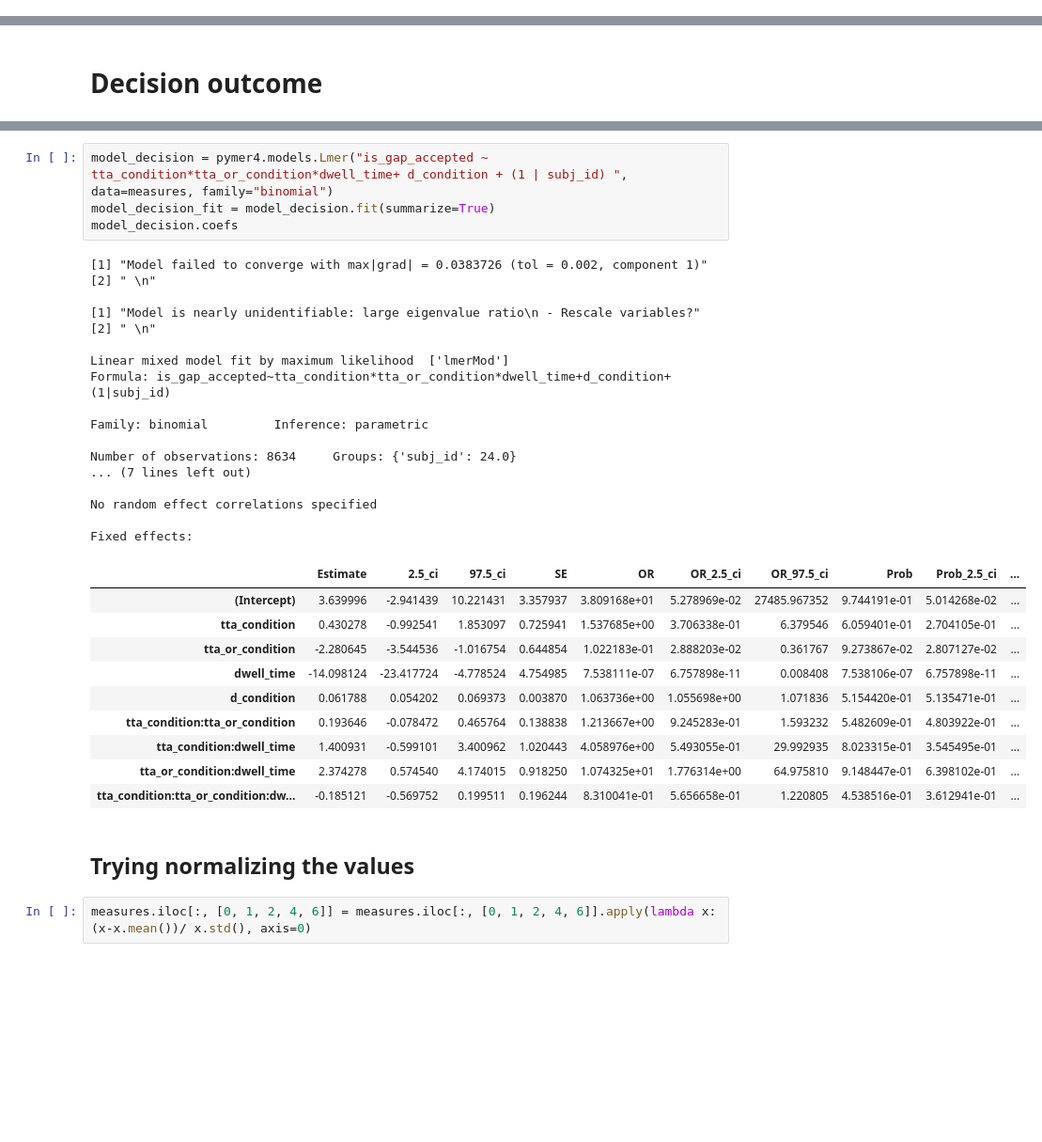
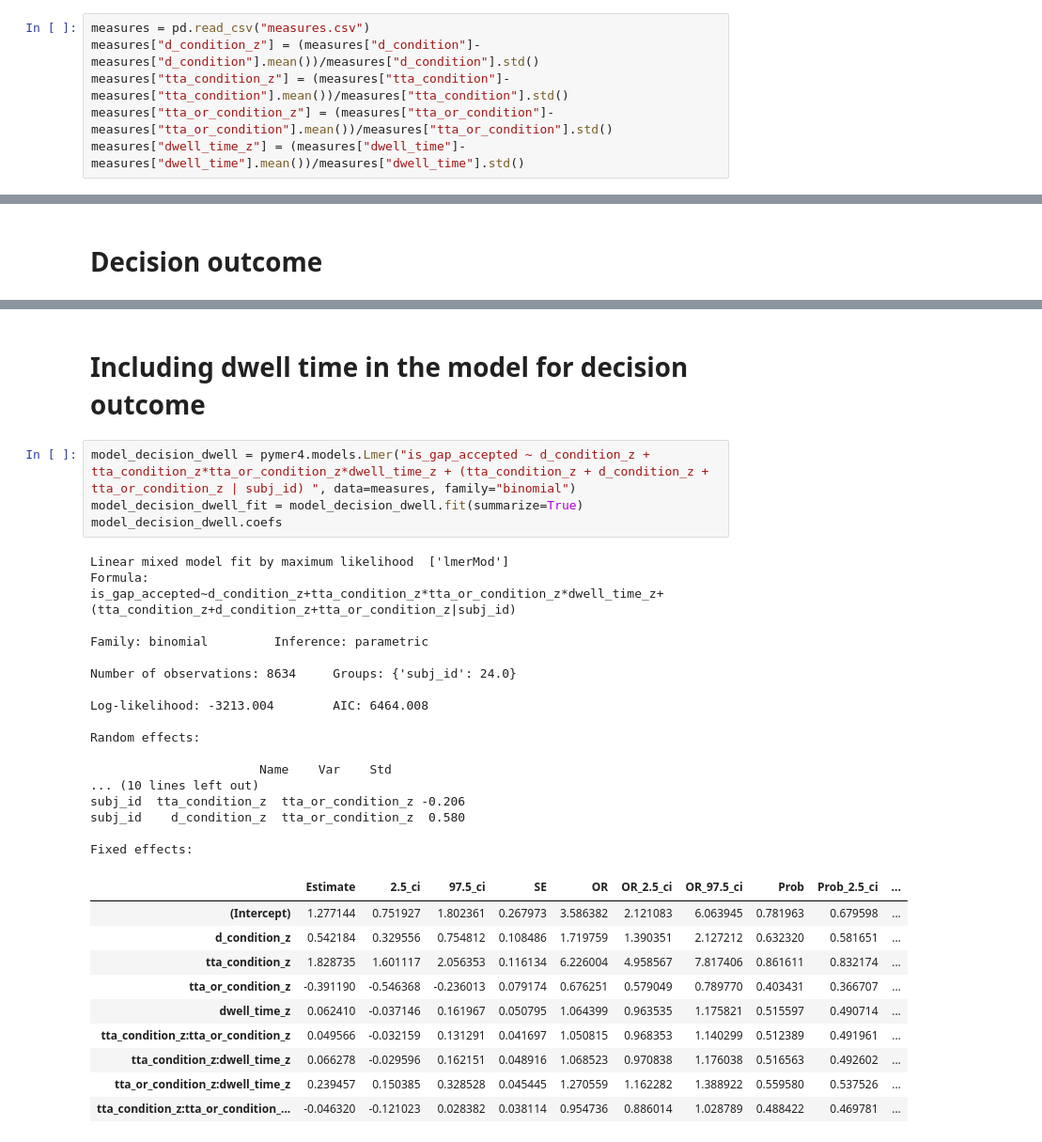
Before and after one commit to cherepaha/merging_eye_tracking, a Jupyter notebook: 05_stats.ipynb, the cells around one changed output, grey strips where cells are left out. Shown at 94% size. Saved outputs shown, nothing was run; the diff lists cells and outputs as text; blank space fills up the shorter version.

```diff
--- a/05_stats.ipynb
+++ b/05_stats.ipynb
@@ -20,0 +6,6 @@ measures
+# %%
+measures = pd.read_csv("measures.csv")
+measures["d_condition_z"] = (measures["d_condition"]-measures["d_condition"].mean())/measures["d_condition"].std()
+measures["tta_condition_z"] = (measures["tta_condition"]-measures["tta_condition"].mean())/measures["tta_condition"].std()
+measures["tta_or_condition_z"] = (measures["tta_or_condition"]-measures["tta_or_condition"].mean())/measures["tta_or_condition"].std()
+measures["dwell_time_z"] = (measures["dwell_time"]-measures["dwell_time"].mean())/measures["dwell_time"].std()
@@ -50,36 +199,34 @@ Fixed effects:
+# %% [markdown]
+# Including dwell time in the model for decision outcome
 # %%
-model_decision = pymer4.models.Lmer("is_gap_accepted ~ tta_condition*tta_or_condition*dwell_time+ d_condition + (1 | subj_id) ", data=measures, family="binomial")
-model_decision_fit = model_decision.fit(summarize=True)
-model_decision.coefs
+model_decision_dwell = pymer4.models.Lmer("is_gap_accepted ~ d_condition_z + tta_condition_z*tta_or_condition_z*dwell_time_z + (tta_condition_z + d_condition_z + tta_or_condition_z | subj_id) ", data=measures, family="binomial")
+model_decision_dwell_fit = model_decision_dwell.fit(summarize=True)
+model_decision_dwell.coefs
 # %% [output]
-[1] "Model failed to converge with max|grad| = 0.0383726 (tol = 0.002, component 1)"
-[2] " \n"
-
-[1] "Model is nearly unidentifiable: large eigenvalue ratio\n - Rescale variables?"
-[2] " \n"
-
 Linear mixed model fit by maximum likelihood  ['lmerMod']
-Formula: is_gap_accepted~tta_condition*tta_or_condition*dwell_time+d_condition+(1|subj_id)
+Formula: is_gap_accepted~d_condition_z+tta_condition_z*tta_or_condition_z*dwell_time_z+(tta_condition_z+d_condition_z+tta_or_condition_z|subj_id)
 
 Family: binomial         Inference: parametric
 
 Number of observations: 8634     Groups: {'subj_id': 24.0}
-... (7 lines left out)
 
-No random effect correlations specified
+Log-likelihood: -3213.004        AIC: 6464.008
+
+Random effects:
+
+                       Name    Var    Std
+... (10 lines left out)
+subj_id  tta_condition_z  tta_or_condition_z -0.206
+subj_id    d_condition_z  tta_or_condition_z  0.580
 
 Fixed effects:
 |  | Estimate | 2.5_ci | 97.5_ci | SE | OR | OR_2.5_ci | OR_97.5_ci | Prob | Prob_2.5_ci | ... |
-| (Intercept) | 3.639996 | -2.941439 | 10.221431 | 3.357937 | 3.809168e+01 | 5.278969e-02 | 27485.967352 | 9.744191e-01 | 5.014268e-02 | ... |
-| tta_condition | 0.430278 | -0.992541 | 1.853097 | 0.725941 | 1.537685e+00 | 3.706338e-01 | 6.379546 | 6.059401e-01 | 2.704105e-01 | ... |
-| tta_or_condition | -2.280645 | -3.544536 | -1.016754 | 0.644854 | 1.022183e-01 | 2.888203e-02 | 0.361767 | 9.273867e-02 | 2.807127e-02 | ... |
-| dwell_time | -14.098124 | -23.417724 | -4.778524 | 4.754985 | 7.538111e-07 | 6.757898e-11 | 0.008408 | 7.538106e-07 | 6.757898e-11 | ... |
-| d_condition | 0.061788 | 0.054202 | 0.069373 | 0.003870 | 1.063736e+00 | 1.055698e+00 | 1.071836 | 5.154420e-01 | 5.135471e-01 | ... |
-| tta_condition:tta_or_condition | 0.193646 | -0.078472 | 0.465764 | 0.138838 | 1.213667e+00 | 9.245283e-01 | 1.593232 | 5.482609e-01 | 4.803922e-01 | ... |
-| tta_condition:dwell_time | 1.400931 | -0.599101 | 3.400962 | 1.020443 | 4.058976e+00 | 5.493055e-01 | 29.992935 | 8.023315e-01 | 3.545495e-01 | ... |
-| tta_or_condition:dwell_time | 2.374278 | 0.574540 | 4.174015 | 0.918250 | 1.074325e+01 | 1.776314e+00 | 64.975810 | 9.148447e-01 | 6.398102e-01 | ... |
-| tta_condition:tta_or_condition:dw... | -0.185121 | -0.569752 | 0.199511 | 0.196244 | 8.310041e-01 | 5.656658e-01 | 1.220805 | 4.538516e-01 | 3.612941e-01 | ... |
+| (Intercept) | 1.277144 | 0.751927 | 1.802361 | 0.267973 | 3.586382 | 2.121083 | 6.063945 | 0.781963 | 0.679598 | ... |
+| d_condition_z | 0.542184 | 0.329556 | 0.754812 | 0.108486 | 1.719759 | 1.390351 | 2.127212 | 0.632320 | 0.581651 | ... |
+| tta_condition_z | 1.828735 | 1.601117 | 2.056353 | 0.116134 | 6.226004 | 4.958567 | 7.817406 | 0.861611 | 0.832174 | ... |
+| tta_or_condition_z | -0.391190 | -0.546368 | -0.236013 | 0.079174 | 0.676251 | 0.579049 | 0.789770 | 0.403431 | 0.366707 | ... |
+| dwell_time_z | 0.062410 | -0.037146 | 0.161967 | 0.050795 | 1.064399 | 0.963535 | 1.175821 | 0.515597 | 0.490714 | ... |
+| tta_condition_z:tta_or_condition_z | 0.049566 | -0.032159 | 0.131291 | 0.041697 | 1.050815 | 0.968353 | 1.140299 | 0.512389 | 0.491961 | ... |
+| tta_condition_z:dwell_time_z | 0.066278 | -0.029596 | 0.162151 | 0.048916 | 1.068523 | 0.970838 | 1.176038 | 0.516563 | 0.492602 | ... |
+| tta_or_condition_z:dwell_time_z | 0.239457 | 0.150385 | 0.328528 | 0.045445 | 1.270559 | 1.162282 | 1.388922 | 0.559580 | 0.537526 | ... |
+| tta_condition_z:tta_or_condition_... | -0.046320 | -0.121023 | 0.028382 | 0.038114 | 0.954736 | 0.886014 | 1.028789 | 0.488422 | 0.469781 | ... |
-# %% [markdown]
-## Trying normalizing the values
-# %%
-measures.iloc[:, [0, 1, 2, 4, 6]] = measures.iloc[:, [0, 1, 2, 4, 6]].apply(lambda x: (x-x.mean())/ x.std(), axis=0)
```
Also changed, not shown: parts of 21 cells of this notebook, 3 other files.
